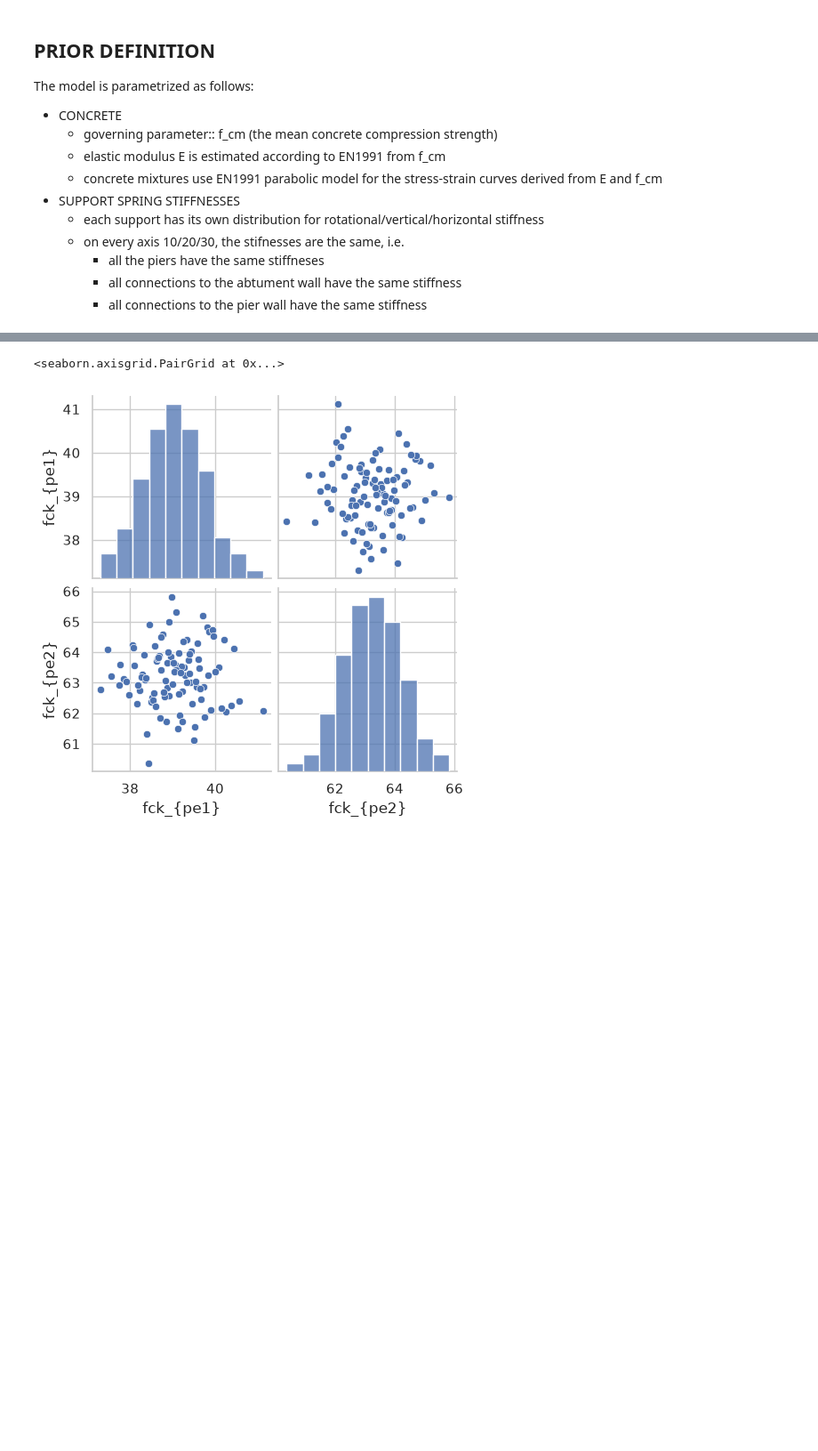
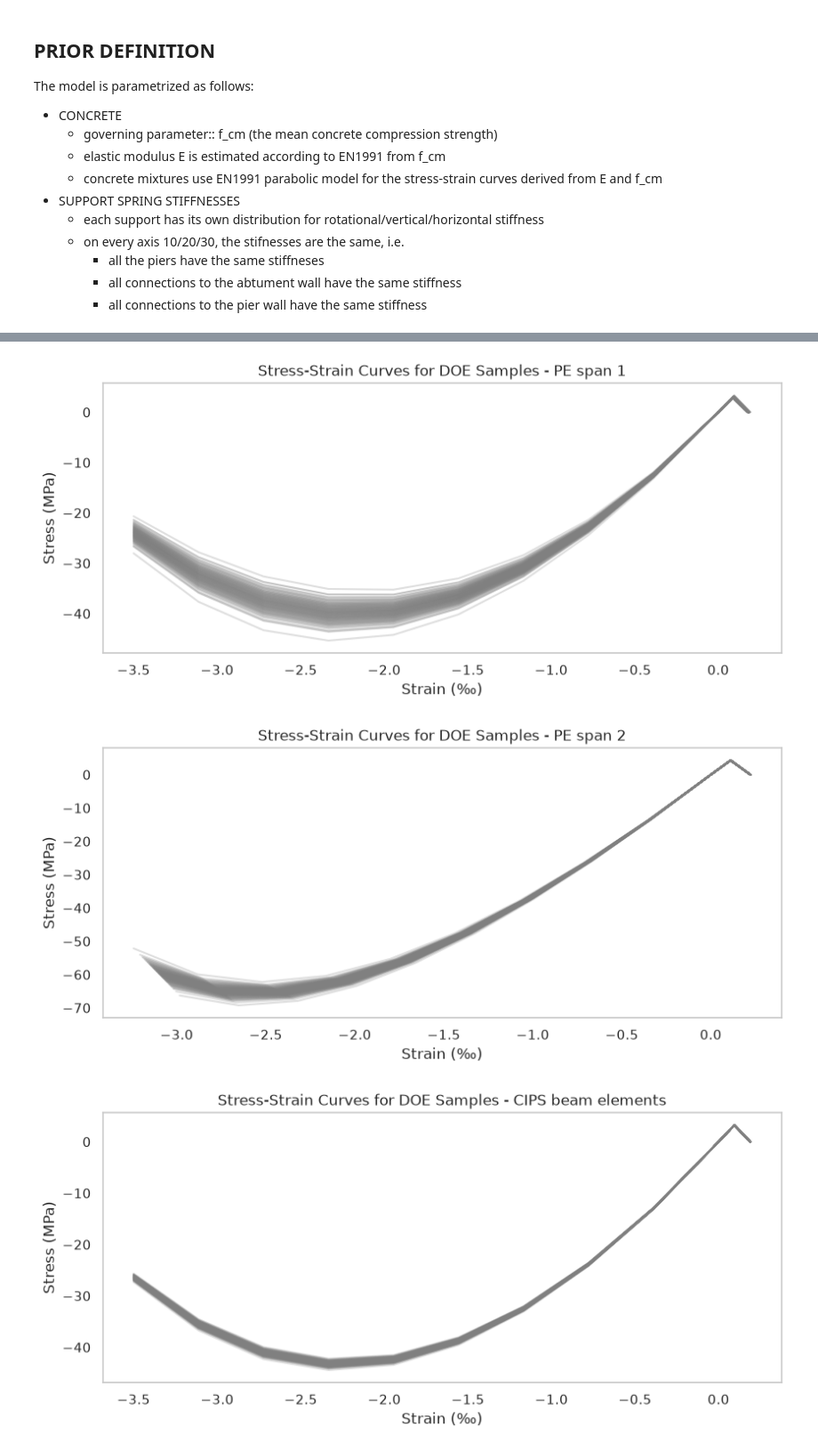
Before and after one commit to DavidSilhanek/TUD, a Jupyter notebook: gen_prior_design.ipynb, the cells around one changed output, grey strips where cells are left out. Shown at 89% size. Saved outputs shown, nothing was run; the diff lists cells and outputs as text; code cells hidden in the pictures; blank space fills up the shorter version.

```diff
--- a/gen_prior_design.ipynb
+++ b/gen_prior_design.ipynb
@@ -476,6 +563,0 @@ Mean for fck_{pe2}: [78.4 80.6 78.2]
-# %%
-# plot a pairplot of the converted samples
-sns.pairplot(pd.DataFrame(lhs_samples_converted, columns=list(iterdict.keys())))
-# %% [output]
-<seaborn.axisgrid.PairGrid at 0x...>
-[figure, removed]
@@ -486,16 +564,36 @@ df.to_csv("doe_design.csv")
-# %%
-# GENERATE THE CADINP INPUT FILES
-DELETE_EXISTING = True
-if DELETE_EXISTING:
-    import shutil
-    shutil.rmtree("mcmc", ignore_errors=True)
-
-PARAMS_LIST = list(iterdict.keys())
-df = pd.read_csv("doe_design.csv", index_col=0)
-for i, row in df.iterrows():
-    if i > 3: break
-    os.makedirs(f"mcmc/{i}", exist_ok=True)
-    with open(f"mcmc/{i}/input.dat", "w") as f:
-        f.write(f"!Design {i}\n")
-        for param in PARAMS_LIST:
-            f.write(f"STO#{param} = {row[param]}\n")
+# %%
+# TODO: Plot the stress-strain curves for each sample to visualize the variability
+curves_en = {}
+for i, sample in enumerate(doe_design_df.itertuples(index=False)):
+    sample_dict = sample._asdict()
+    for first_row_dict in sofistik_materials:
+        fcm_name = f"fcm_{first_row_dict['EC'][3:]}"
+        try:
+            sample_fcm = sample_dict[fcm_name]
+            E = estim_yong_modulus(sample_fcm)
+            curve_en = stress_strain_curve_EN(fcm=sample_fcm, E=E, tensile_strength=True, for_sofistik=False)
+            bez = first_row_dict['BEZ']
+            if bez not in curves_en:
+                curves_en[bez] = []
+            curves_en[bez].append(curve_en)
+        except KeyError:
+            # print(f"KeyError: {fcm_name} not found in sample")
+            continue
+
+for label, curves in curves_en.items():
+    plt.figure(figsize=(10, 4))
+    for curve in curves:
+        plt.plot(curve[:, 0], curve[:, 1], label=label, color='gray', alpha=0.25)
+    # add the reference curve for the material
+    materials_key = label.replace(" ", "_")
+
+    plt.xlabel("Strain (‰)")
+    plt.ylabel("Stress (MPa)")
+    plt.title("Stress-Strain Curves for DOE Samples - " + label)
+    # plt.legend(bbox_to_anchor=(1.05, 1), loc='upper left')
+    plt.grid()
+    plt.show()
+# %% [output]
+[figure, added]
+[figure, added]
+[figure, added]
```
Also changed, not shown: parts of 24 cells of this notebook, 3 other files.
